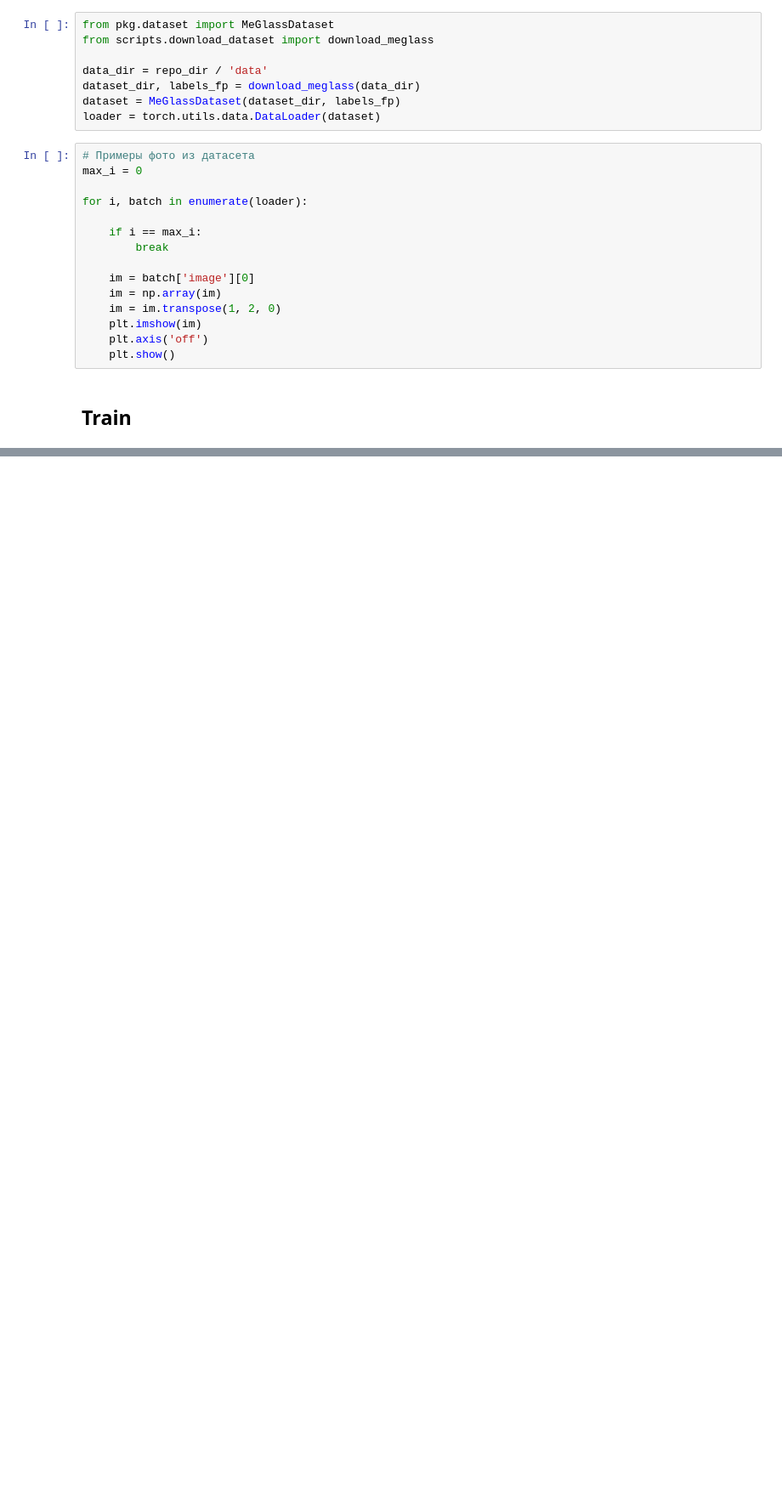
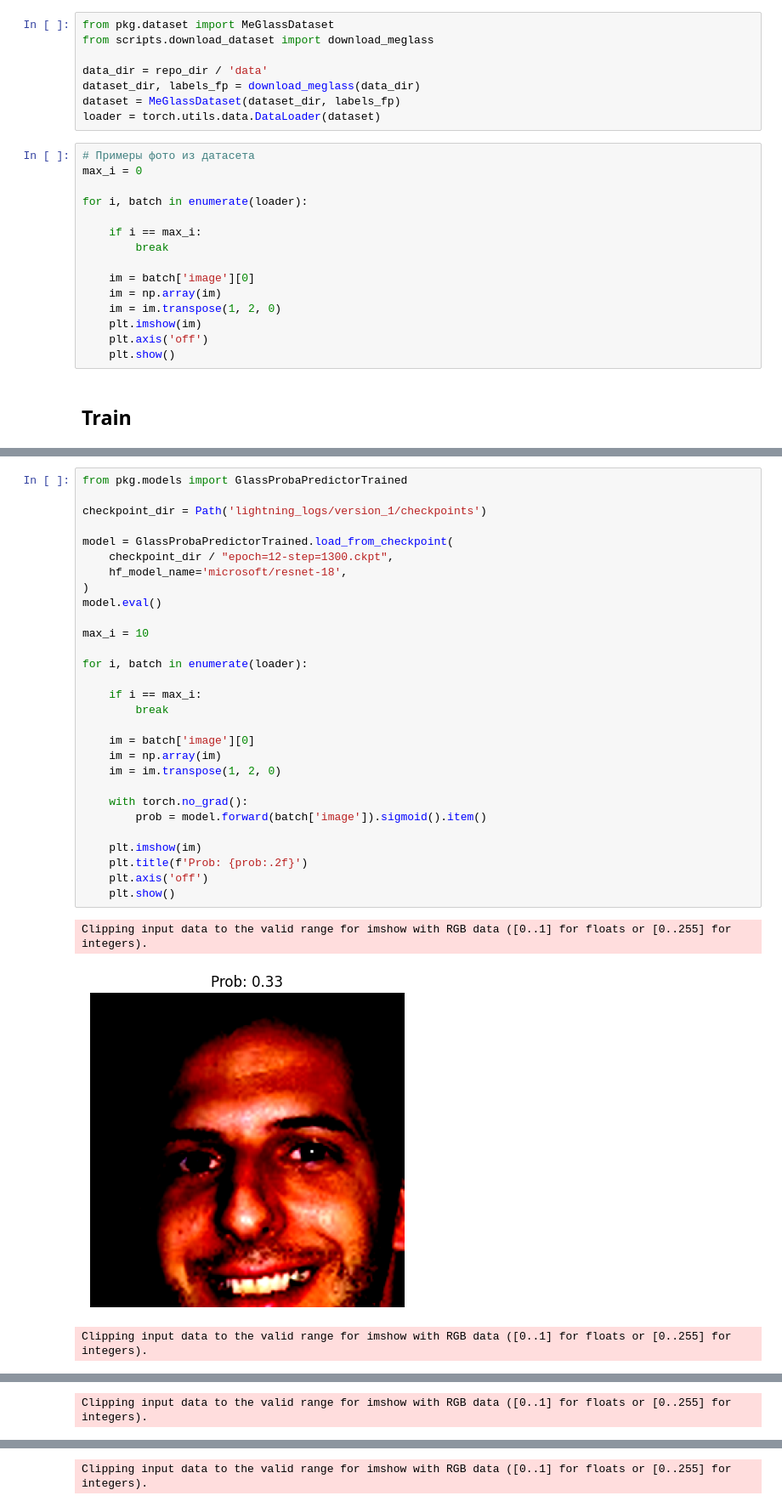
Before and after one commit to AndBoyS/hse-ml-nis, a Jupyter notebook: notebooks/Experiments.ipynb, the cells around one changed output, grey strips where cells are left out. Shown at 85% size. Drawn from its saved outputs; the diff is of its cells as text; blank space fills up the shorter version.

```diff
--- a/notebooks/Experiments.ipynb
+++ b/notebooks/Experiments.ipynb
@@ -119,0 +141,33 @@ train(
+# %%
+from pkg.models import GlassProbaPredictorTrained
+
+checkpoint_dir = Path('lightning_logs/version_1/checkpoints')
+
+model = GlassProbaPredictorTrained.load_from_checkpoint(
+    checkpoint_dir / "epoch=12-step=1300.ckpt",
+    hf_model_name='microsoft/resnet-18',
+)
+model.eval()
+
+max_i = 10
+
+for i, batch in enumerate(loader):
+
+    if i == max_i:
+        break
+
+    im = batch['image'][0]
+    im = np.array(im)
+    im = im.transpose(1, 2, 0)
+
+    with torch.no_grad():
+        prob = model.forward(batch['image']).sigmoid().item()
+
+    plt.imshow(im)
+    plt.title(f'Prob: {prob:.2f}')
+    plt.axis('off')
+    plt.show()
+# %% [output]
+Clipping input data to the valid range for imshow with RGB data ([0..1] for floats or [0..255] for integers).
+[figure, added]
+Clipping input data to the valid range for imshow with RGB data ([0..1] for floats or [0..255] for integers).
@@ -119,0 +175 @@ train(
+Clipping input data to the valid range for imshow with RGB data ([0..1] for floats or [0..255] for integers).
@@ -119,0 +177 @@ train(
+Clipping input data to the valid range for imshow with RGB data ([0..1] for floats or [0..255] for integers).
```
Also changed, not shown: parts of 5 cells of this notebook, 4 other files.
